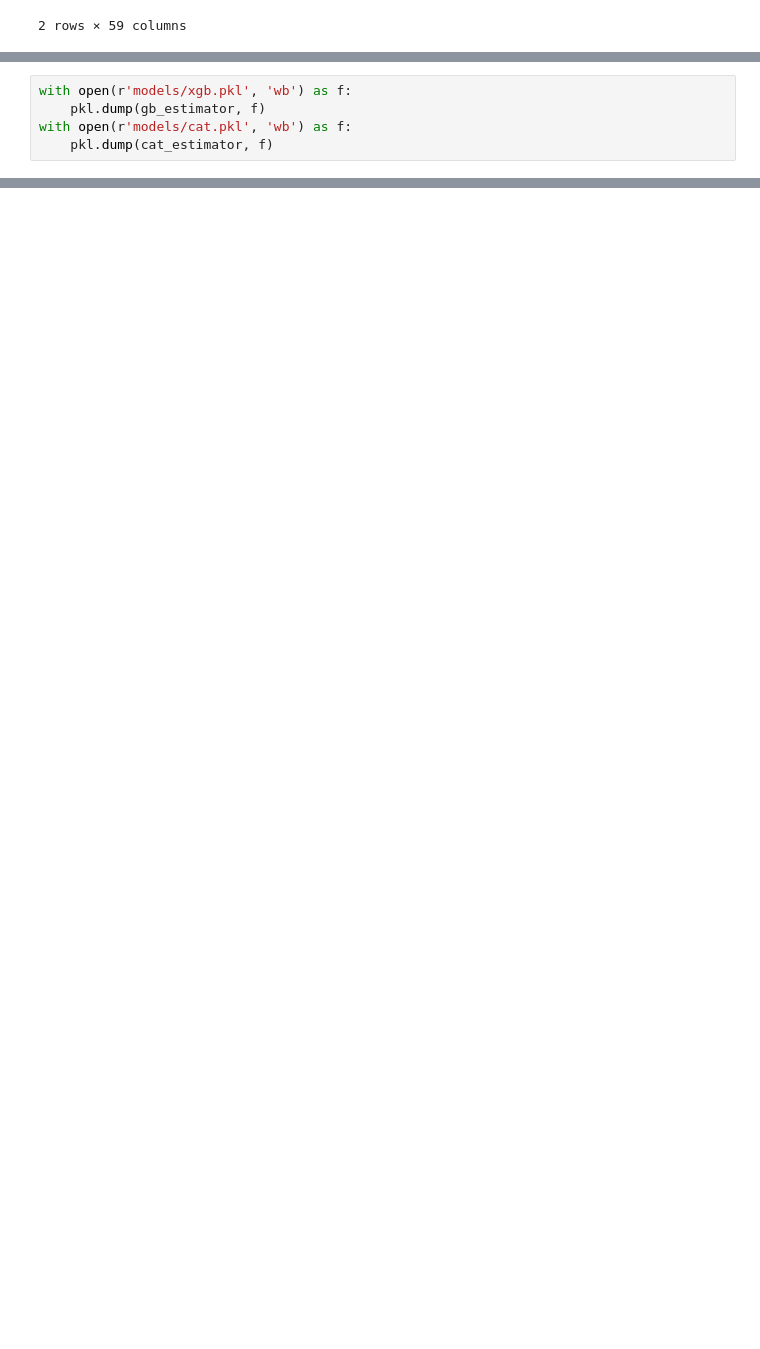
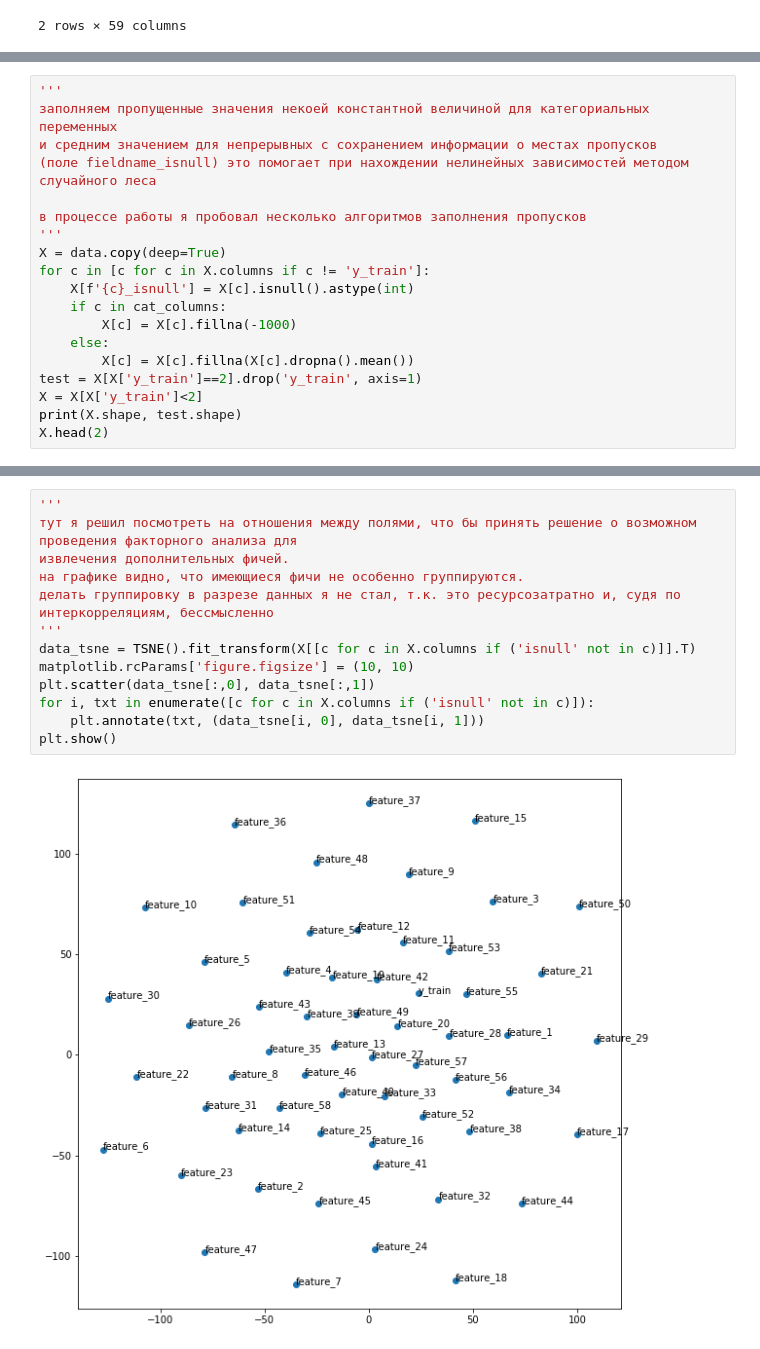
Before and after one commit to BoKS-man/EY_test_task-short-version-, a Jupyter notebook: task_research.ipynb, the cells around one changed output, grey strips where cells are left out. Drawn from its saved outputs; the diff is of its cells as text; blank space fills up the shorter version.

```diff
--- a/task_research.ipynb
+++ b/task_research.ipynb
@@ -263,5 +112,0 @@ gradient boost
-# %%
-with open(r'models/xgb.pkl', 'wb') as f:
-    pkl.dump(gb_estimator, f)
-with open(r'models/cat.pkl', 'wb') as f:
-    pkl.dump(cat_estimator, f)
@@ -326,0 +156,19 @@ top20cols = list(pd.DataFrame(dict(zip(model.feature_names_,model.feature_import
+# %%
+'''
+заполняем пропущенные значения некоей константной величиной для категориальных переменных
+и средним значением для непрерывных с сохранением информации о местах пропусков
+(поле fieldname_isnull) это помогает при нахождении нелинейных зависимостей методом случайного леса
+
+в процессе работы я пробовал несколько алгоритмов заполнения пропусков
+'''
+X = data.copy(deep=True)
+for c in [c for c in X.columns if c != 'y_train']:
+    X[f'{c}_isnull'] = X[c].isnull().astype(int)
+    if c in cat_columns:
+        X[c] = X[c].fillna(-1000)
+    else:
+        X[c] = X[c].fillna(X[c].dropna().mean())
+test = X[X['y_train']==2].drop('y_train', axis=1)
+X = X[X['y_train']<2]
+print(X.shape, test.shape)
+X.head(2)
@@ -326,0 +181,15 @@ top20cols = list(pd.DataFrame(dict(zip(model.feature_names_,model.feature_import
+# %%
+'''
+тут я решил посмотреть на отношения между полями, что бы принять решение о возможном проведения факторного анализа для
+извлечения дополнительных фичей.
+на графике видно, что имеющиеся фичи не особенно группируются.
+делать группировку в разрезе данных я не стал, т.к. это ресурсозатратно и, судя по интеркорреляциям, бессмысленно
+'''
+data_tsne = TSNE().fit_transform(X[[c for c in X.columns if ('isnull' not in c)]].T)
+matplotlib.rcParams['figure.figsize'] = (10, 10)
+plt.scatter(data_tsne[:,0], data_tsne[:,1])
+for i, txt in enumerate([c for c in X.columns if ('isnull' not in c)]):
+    plt.annotate(txt, (data_tsne[i, 0], data_tsne[i, 1]))
+plt.show()
+# %% [output]
+[figure, added]
```
Also changed, not shown: parts of 50 cells of this notebook.
